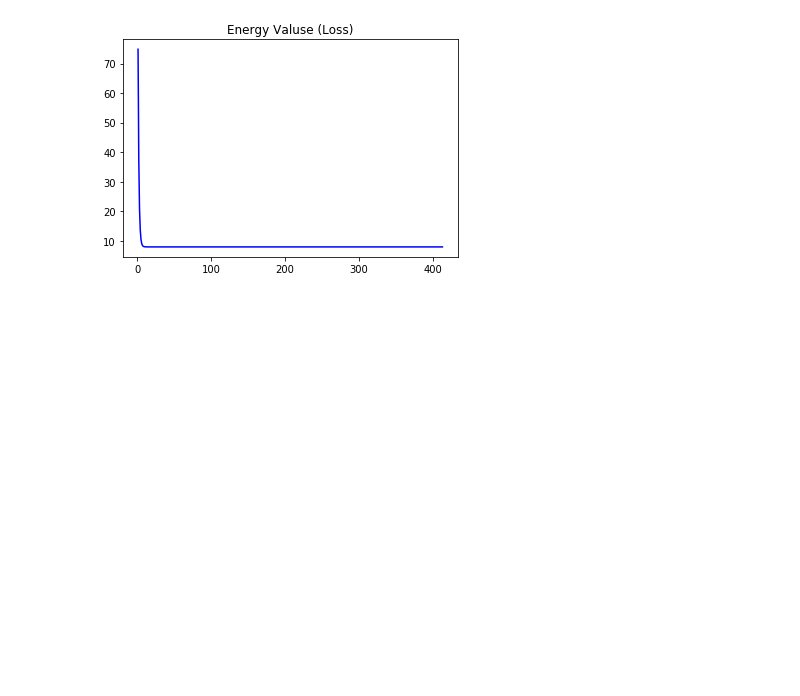
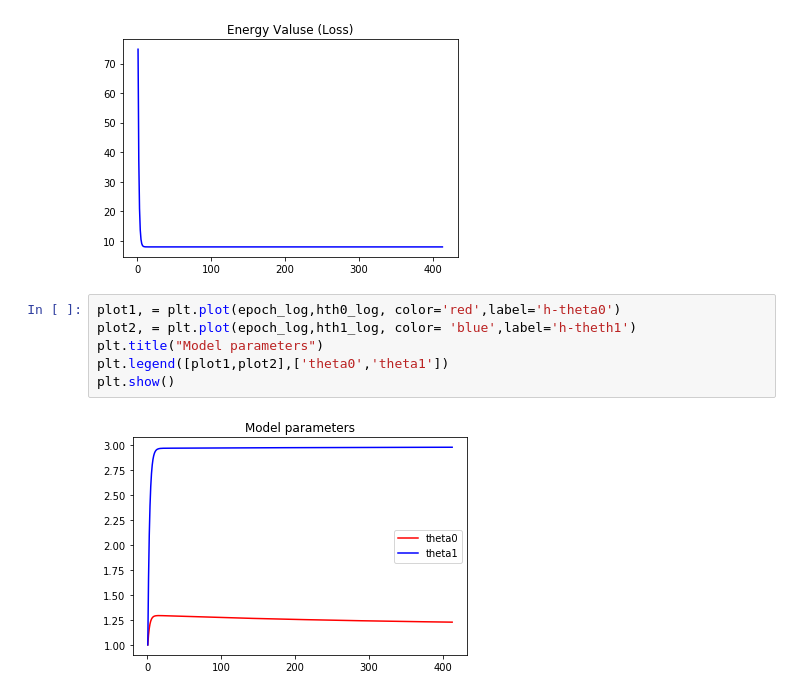
Before and after one commit to jesnk/20_1_ml_class, a Jupyter notebook: assignment/02/02.ipynb, the cells around one changed output. Saved outputs shown, nothing was run; the diff lists cells and outputs as text; blank space fills up the shorter version.

Commit message:
Plotting the model parameters

```diff
--- a/assignment/02/02.ipynb
+++ b/assignment/02/02.ipynb
@@ -134,3 +134,11 @@ plt.title("Energy Valuse (Loss)")
 plt.show()
 # %% [output]
 [figure]
+# %%
+plot1, = plt.plot(epoch_log,hth0_log, color='red',label='h-theta0')
+plot2, = plt.plot(epoch_log,hth1_log, color= 'blue',label='h-theth1')
+plt.title("Model parameters")
+plt.legend([plot1,plot2],['theta0','theta1'])
+plt.show()
+# %% [output]
+[figure, added]
```
